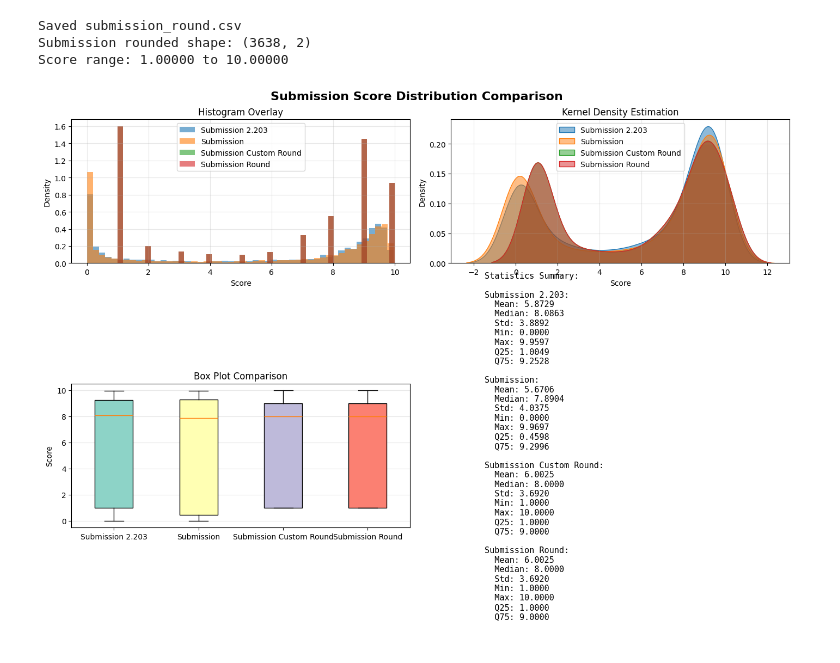
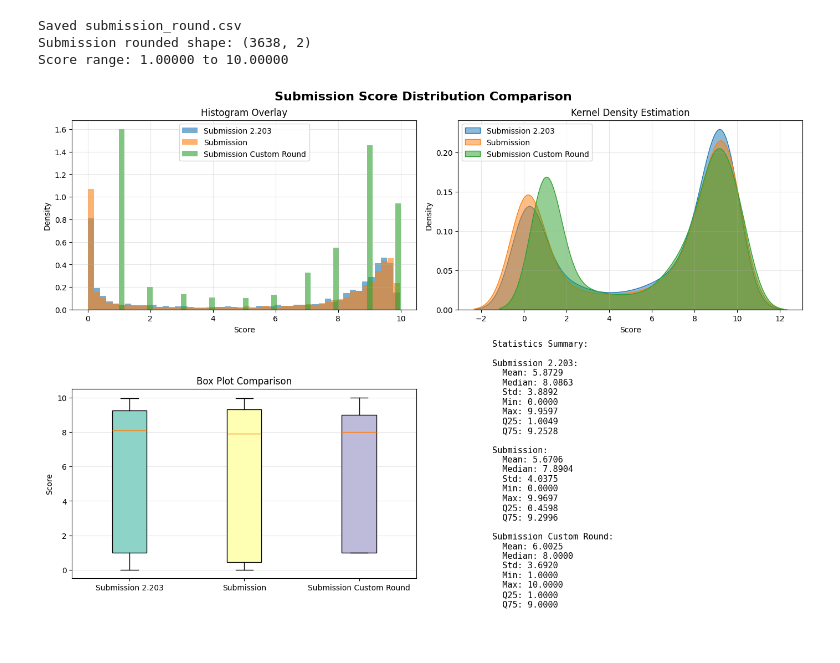
Before and after one commit to mnm-21/da5401_project, a Jupyter notebook: phase1_best_round.ipynb, the cells around one changed output. Saved outputs shown, nothing was run; the diff lists cells and outputs as text; code cells hidden in the pictures.

```diff
--- a/phase1_best_round.ipynb
+++ b/phase1_best_round.ipynb
@@ -410,32 +463,32 @@ def plot_submission_distributions(file_paths, labels, title="Score Distribution
     ax3.set_ylabel('Score')
     ax3.set_title('Box Plot Comparison')
     ax3.grid(True, alpha=0.3, axis='y')
 
     # Plot 4: Statistics summary
     ax4 = axes[1, 1]
     ax4.axis('off')
     stats_text = "Statistics Summary:\n\n"
     for label, scores in data_dict.items():
         stats_text += f"{label}:\n"
         stats_text += f"  Mean: {np.mean(scores):.4f}\n"
         stats_text += f"  Median: {np.median(scores):.4f}\n"
         stats_text += f"  Std: {np.std(scores):.4f}\n"
         stats_text += f"  Min: {np.min(scores):.4f}\n"
         stats_text += f"  Max: {np.max(scores):.4f}\n"
         stats_text += f"  Q25: {np.percentile(scores, 25):.4f}\n"
         stats_text += f"  Q75: {np.percentile(scores, 75):.4f}\n\n"
     ax4.text(0.1, 0.5, stats_text, fontsize=11, family='monospace',
              verticalalignment='center', transform=ax4.transAxes)
 
     plt.tight_layout()
     plt.show()
 
     return data_dict
 
 # Plot distributions
-file_paths = ["submission_2_203.csv", "submission.csv", "submission_custom_round.csv", "submission_round.csv"]
+file_paths = ["submission_2_203.csv", "submission.csv", "submission_round.csv"]
 labels = ["Submission 2.203", "Submission", "Submission Custom Round", "Submission Round"]
 data_dict = plot_submission_distributions(file_paths, labels,
                                           title="Submission Score Distribution Comparison")
 # %% [output]
-[figure, old version]
+[figure, new version]
```
Also changed, not shown: parts of 18 cells of this notebook, 7 other files.
